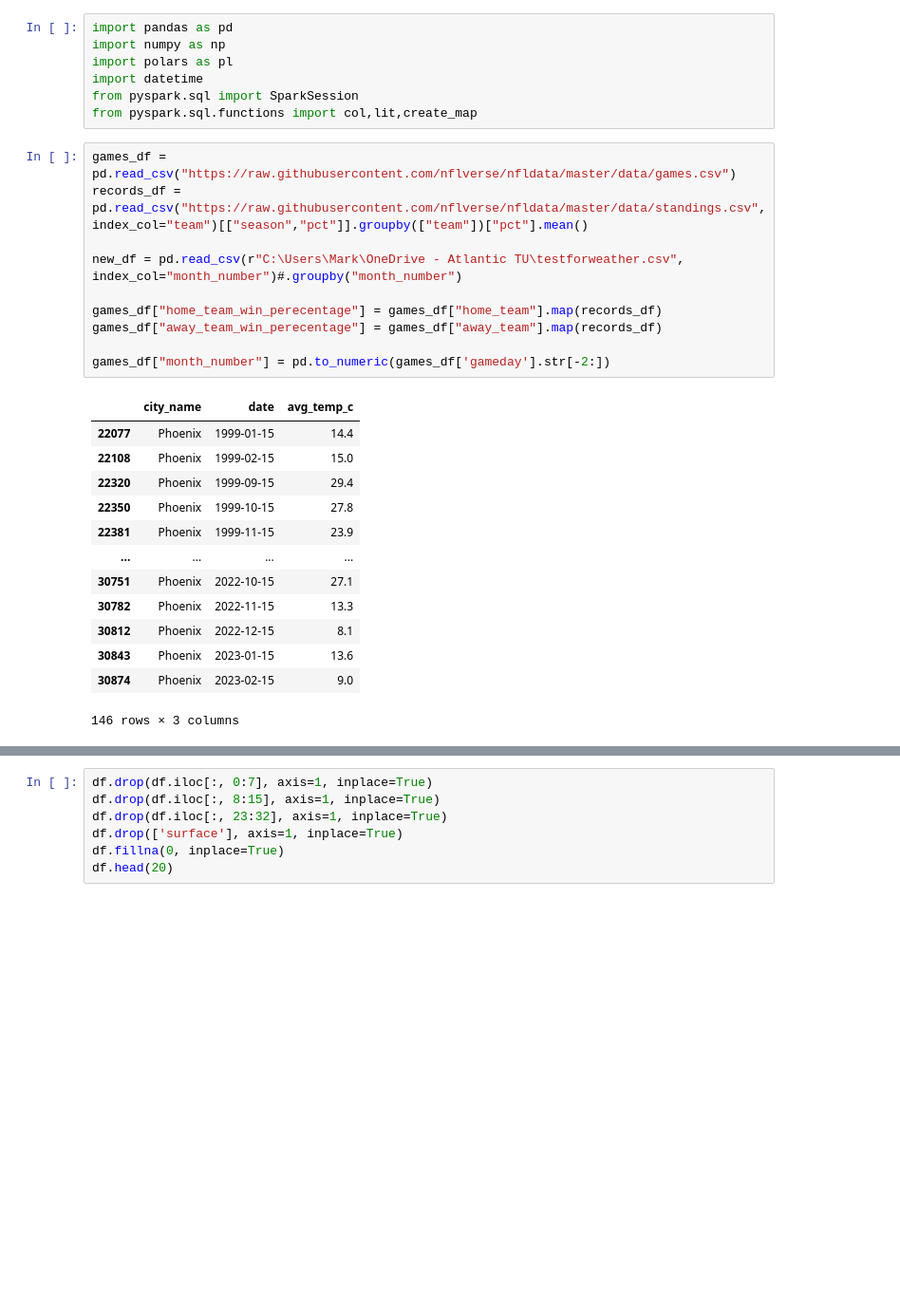
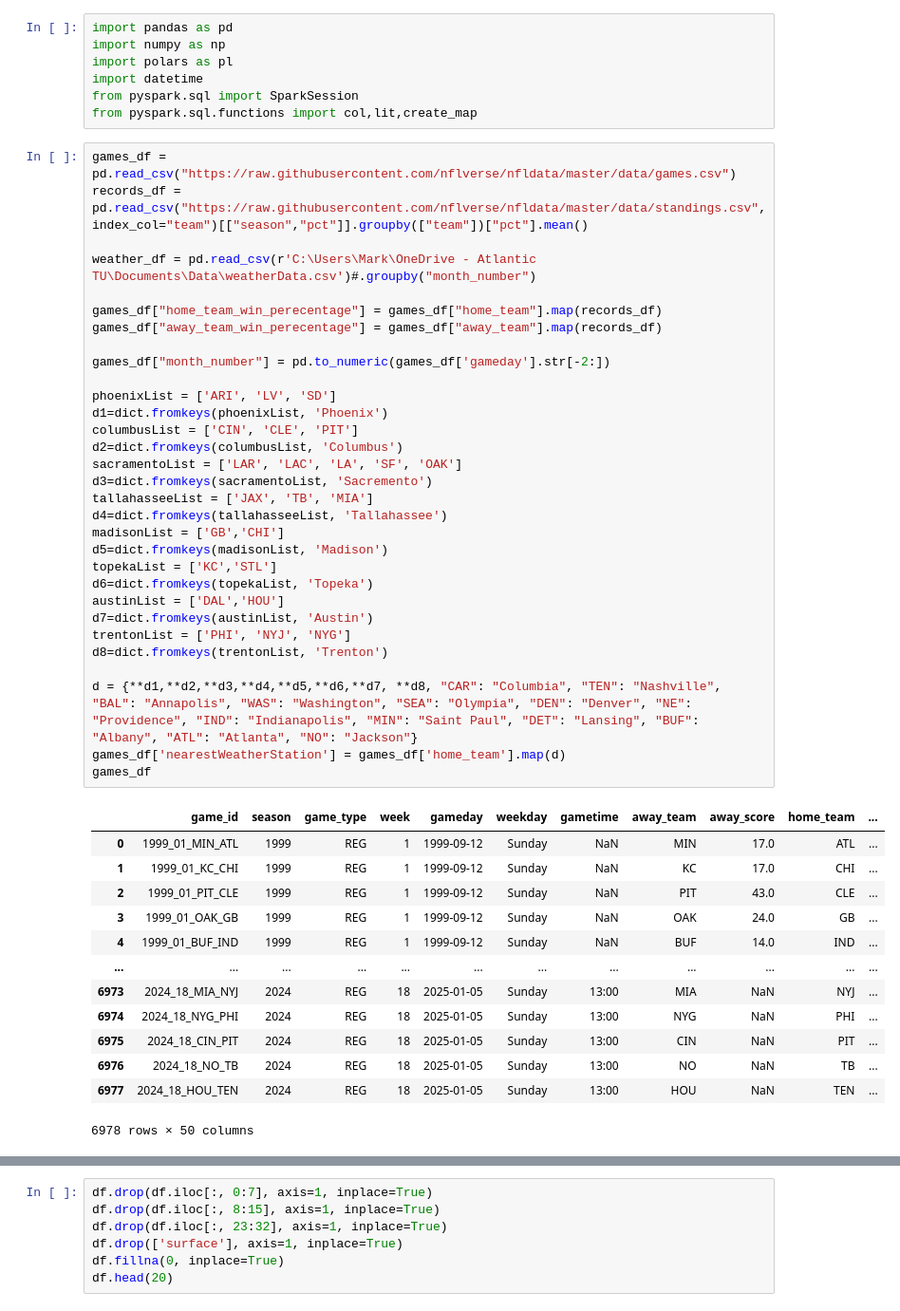
Before and after one commit to markgill17/Artefact, a Jupyter notebook: ArtefactDataset.ipynb, the cells around one changed output, grey strips where cells are left out. Shown at 95% size. Drawn from its saved outputs; the diff is of its cells as text; blank space fills up the shorter version.

```diff
--- a/ArtefactDataset.ipynb
+++ b/ArtefactDataset.ipynb
@@ -8,24 +8,45 @@ from pyspark.sql.functions import col,lit,create_map
 # %%
 games_df = pd.read_csv("https://raw.githubusercontent.com/nflverse/nfldata/master/data/games.csv")
 records_df = pd.read_csv("https://raw.githubusercontent.com/nflverse/nfldata/master/data/standings.csv", index_col="team")[["season","pct"]].groupby(["team"])["pct"].mean()
 
-new_df = pd.read_csv(r"C:\Users\Mark\OneDrive - Atlantic TU\testforweather.csv", index_col="month_number")#.groupby("month_number")
+weather_df = pd.read_csv(r'C:\Users\Mark\OneDrive - Atlantic TU\Documents\Data\weatherData.csv')#.groupby("month_number")
 
 games_df["home_team_win_perecentage"] = games_df["home_team"].map(records_df)
 games_df["away_team_win_perecentage"] = games_df["away_team"].map(records_df)
 
 games_df["month_number"] = pd.to_numeric(games_df['gameday'].str[-2:])
+
+phoenixList = ['ARI', 'LV', 'SD']
+d1=dict.fromkeys(phoenixList, 'Phoenix')
+columbusList = ['CIN', 'CLE', 'PIT']
+d2=dict.fromkeys(columbusList, 'Columbus')
+sacramentoList = ['LAR', 'LAC', 'LA', 'SF', 'OAK']
+d3=dict.fromkeys(sacramentoList, 'Sacremento')
+tallahasseeList = ['JAX', 'TB', 'MIA']
+d4=dict.fromkeys(tallahasseeList, 'Tallahassee')
+madisonList = ['GB','CHI']
+d5=dict.fromkeys(madisonList, 'Madison')
+topekaList = ['KC','STL']
+d6=dict.fromkeys(topekaList, 'Topeka')
+austinList = ['DAL','HOU']
+d7=dict.fromkeys(austinList, 'Austin')
+trentonList = ['PHI', 'NYJ', 'NYG']
+d8=dict.fromkeys(trentonList, 'Trenton')
+
+d = {**d1,**d2,**d3,**d4,**d5,**d6,**d7, **d8, "CAR": "Columbia", "TEN": "Nashville", "BAL": "Annapolis", "WAS": "Washington", "SEA": "Olympia", "DEN": "Denver", "NE": "Providence", "IND": "Indianapolis", "MIN": "Saint Paul", "DET": "Lansing", "BUF": "Albany", "ATL": "Atlanta", "NO": "Jackson"}
+games_df['nearestWeatherStation'] = games_df['home_team'].map(d)
+games_df
 # %% [output]
-|  | city_name | date | avg_temp_c |
-| 22077 | Phoenix | 1999-01-15 | 14.4 |
-| 22108 | Phoenix | 1999-02-15 | 15.0 |
-| 22320 | Phoenix | 1999-09-15 | 29.4 |
-| 22350 | Phoenix | 1999-10-15 | 27.8 |
-| 22381 | Phoenix | 1999-11-15 | 23.9 |
-| ... | ... | ... | ... |
-| 30751 | Phoenix | 2022-10-15 | 27.1 |
-| 30782 | Phoenix | 2022-11-15 | 13.3 |
-| 30812 | Phoenix | 2022-12-15 | 8.1 |
-| 30843 | Phoenix | 2023-01-15 | 13.6 |
-| 30874 | Phoenix | 2023-02-15 | 9.0 |
+|  | game_id | season | game_type | week | gameday | weekday | gametime | away_team | away_score | home_team | ... |
+| 0 | 1999_01_MIN_ATL | 1999 | REG | 1 | 1999-09-12 | Sunday | NaN | MIN | 17.0 | ATL | ... |
+| 1 | 1999_01_KC_CHI | 1999 | REG | 1 | 1999-09-12 | Sunday | NaN | KC | 17.0 | CHI | ... |
+| 2 | 1999_01_PIT_CLE | 1999 | REG | 1 | 1999-09-12 | Sunday | NaN | PIT | 43.0 | CLE | ... |
+| 3 | 1999_01_OAK_GB | 1999 | REG | 1 | 1999-09-12 | Sunday | NaN | OAK | 24.0 | GB | ... |
+| 4 | 1999_01_BUF_IND | 1999 | REG | 1 | 1999-09-12 | Sunday | NaN | BUF | 14.0 | IND | ... |
+| ... | ... | ... | ... | ... | ... | ... | ... | ... | ... | ... | ... |
+| 6973 | 2024_18_MIA_NYJ | 2024 | REG | 18 | 2025-01-05 | Sunday | 13:00 | MIA | NaN | NYJ | ... |
+| 6974 | 2024_18_NYG_PHI | 2024 | REG | 18 | 2025-01-05 | Sunday | 13:00 | NYG | NaN | PHI | ... |
+| 6975 | 2024_18_CIN_PIT | 2024 | REG | 18 | 2025-01-05 | Sunday | 13:00 | CIN | NaN | PIT | ... |
+| 6976 | 2024_18_NO_TB | 2024 | REG | 18 | 2025-01-05 | Sunday | 13:00 | NO | NaN | TB | ... |
+| 6977 | 2024_18_HOU_TEN | 2024 | REG | 18 | 2025-01-05 | Sunday | 13:00 | HOU | NaN | TEN | ... |
-146 rows × 3 columns
+6978 rows × 50 columns
```
Also changed, not shown: parts of 1 cell of this notebook, 1 other file.
